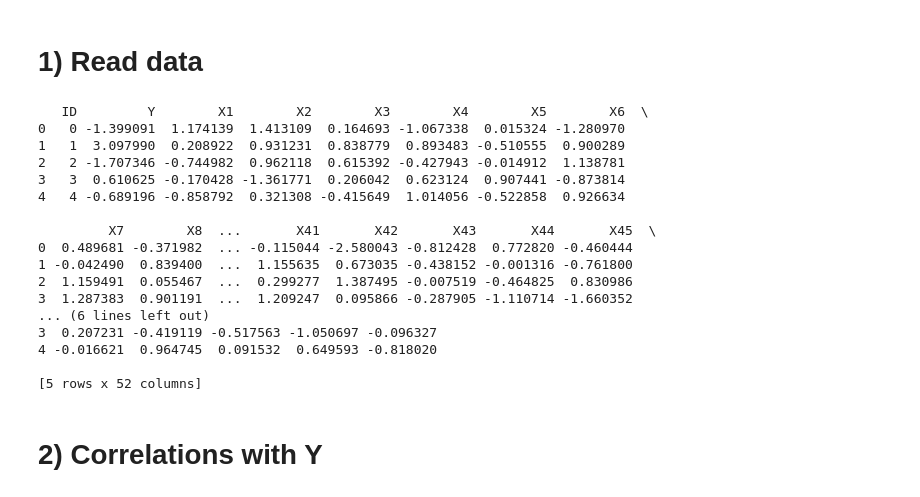
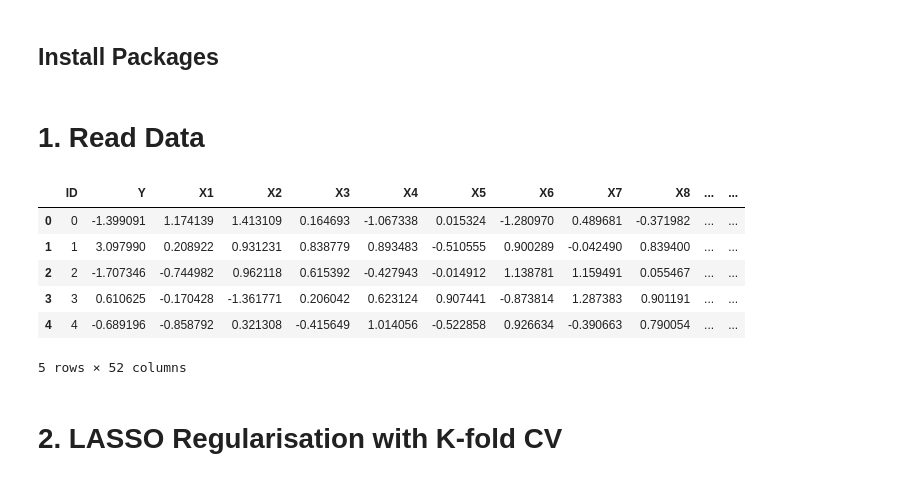
Before and after one commit to joshcpld/ada, a Jupyter notebook: Assignment 2/kc/assignment02_kc.ipynb, the cells around one changed output. Cells and saved outputs as stored; diff of their text form; code cells hidden in the pictures.

```diff
--- a/Assignment 2/kc/assignment02_kc.ipynb
+++ b/Assignment 2/kc/assignment02_kc.ipynb
@@ -3 +23,3 @@
+# %% [markdown]
+## Install Packages
 # %%
@@ -11,26 +37,15 @@ from sklearn.model_selection import KFold, train_test_split, GridSearchCV
 # %% [markdown]
-# 1) Read data
+# 1. Read Data
 # %%
 train_df = pd.read_csv('../data/train_data.csv')
-test_df = pd.read_csv('../data/test_data.csv')
-print(train_df.head())
+train_df.head()
 # %% [output]
+|  | ID | Y | X1 | X2 | X3 | X4 | X5 | X6 | X7 | X8 | ... | ... |
+| 0 | 0 | -1.399091 | 1.174139 | 1.413109 | 0.164693 | -1.067338 | 0.015324 | -1.280970 | 0.489681 | -0.371982 | ... | ... |
+| 1 | 1 | 3.097990 | 0.208922 | 0.931231 | 0.838779 | 0.893483 | -0.510555 | 0.900289 | -0.042490 | 0.839400 | ... | ... |
+| 2 | 2 | -1.707346 | -0.744982 | 0.962118 | 0.615392 | -0.427943 | -0.014912 | 1.138781 | 1.159491 | 0.055467 | ... | ... |
+| 3 | 3 | 0.610625 | -0.170428 | -1.361771 | 0.206042 | 0.623124 | 0.907441 | -0.873814 | 1.287383 | 0.901191 | ... | ... |
+| 4 | 4 | -0.689196 | -0.858792 | 0.321308 | -0.415649 | 1.014056 | -0.522858 | 0.926634 | -0.390663 | 0.790054 | ... | ... |
-   ID         Y        X1        X2        X3        X4        X5        X6  \
-0   0 -1.399091  1.174139  1.413109  0.164693 -1.067338  0.015324 -1.280970
-1   1  3.097990  0.208922  0.931231  0.838779  0.893483 -0.510555  0.900289
-2   2 -1.707346 -0.744982  0.962118  0.615392 -0.427943 -0.014912  1.138781
-3   3  0.610625 -0.170428 -1.361771  0.206042  0.623124  0.907441 -0.873814
-4   4 -0.689196 -0.858792  0.321308 -0.415649  1.014056 -0.522858  0.926634
-
-         X7        X8  ...       X41       X42       X43       X44       X45  \
-0  0.489681 -0.371982  ... -0.115044 -2.580043 -0.812428  0.772820 -0.460444
-1 -0.042490  0.839400  ...  1.155635  0.673035 -0.438152 -0.001316 -0.761800
-2  1.159491  0.055467  ...  0.299277  1.387495 -0.007519 -0.464825  0.830986
-3  1.287383  0.901191  ...  1.209247  0.095866 -0.287905 -1.110714 -1.660352
-... (6 lines left out)
-3  0.207231 -0.419119 -0.517563 -1.050697 -0.096327
-4 -0.016621  0.964745  0.091532  0.649593 -0.818020
-
-[5 rows x 52 columns]
+5 rows × 52 columns
 # %% [markdown]
-# 2) Correlations with Y
+# 2. LASSO Regularisation with K-fold CV
```
Also changed, not shown: parts of 26 cells of this notebook, 3 other files.
